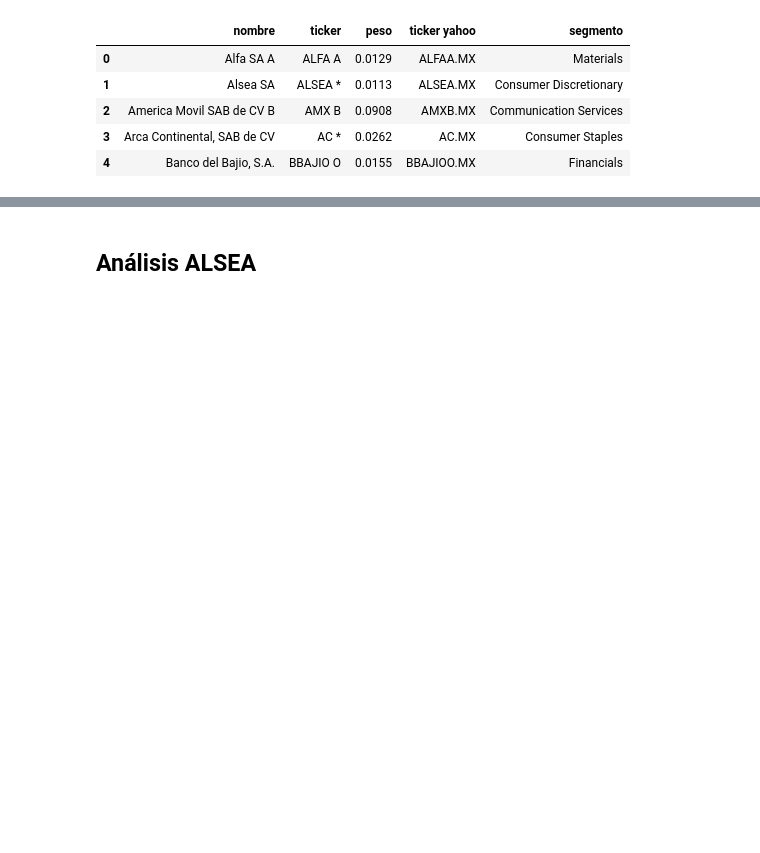
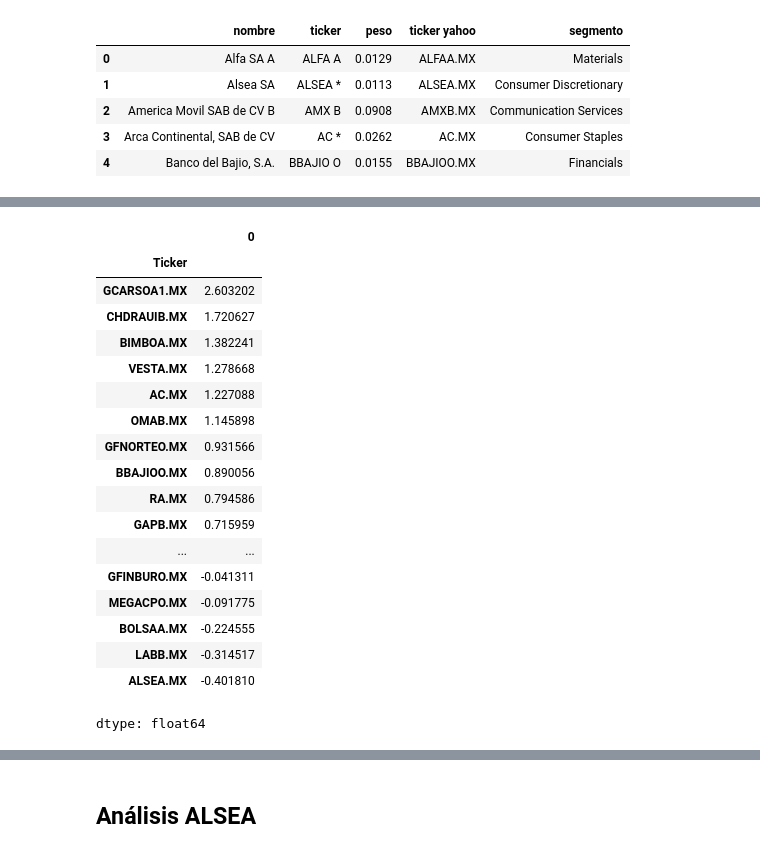
Before and after one commit to daniel-nuno/time_series_O2024_MAF3074N, a Jupyter notebook: arima_ipc.ipynb, the cells around one changed output, grey strips where cells are left out. Drawn from its saved outputs; the diff is of its cells as text; code cells hidden in the pictures; blank space fills up the shorter version.

```diff
--- a/arima_ipc.ipynb
+++ b/arima_ipc.ipynb
@@ -90,0 +177,22 @@ data.head()
+# %%
+data.skew(axis=0).sort_values(ascending=False)
+# %% [output]
+|  | 0 |
+| Ticker |  |
+| GCARSOA1.MX | 2.603202 |
+| CHDRAUIB.MX | 1.720627 |
+| BIMBOA.MX | 1.382241 |
+| VESTA.MX | 1.278668 |
+| AC.MX | 1.227088 |
+| OMAB.MX | 1.145898 |
+| GFNORTEO.MX | 0.931566 |
+| BBAJIOO.MX | 0.890056 |
+| RA.MX | 0.794586 |
+| GAPB.MX | 0.715959 |
+| ... | ... |
+| GFINBURO.MX | -0.041311 |
+| MEGACPO.MX | -0.091775 |
+| BOLSAA.MX | -0.224555 |
+| LABB.MX | -0.314517 |
+| ALSEA.MX | -0.401810 |
+dtype: float64
```
Also changed, not shown: parts of 10 cells of this notebook.
